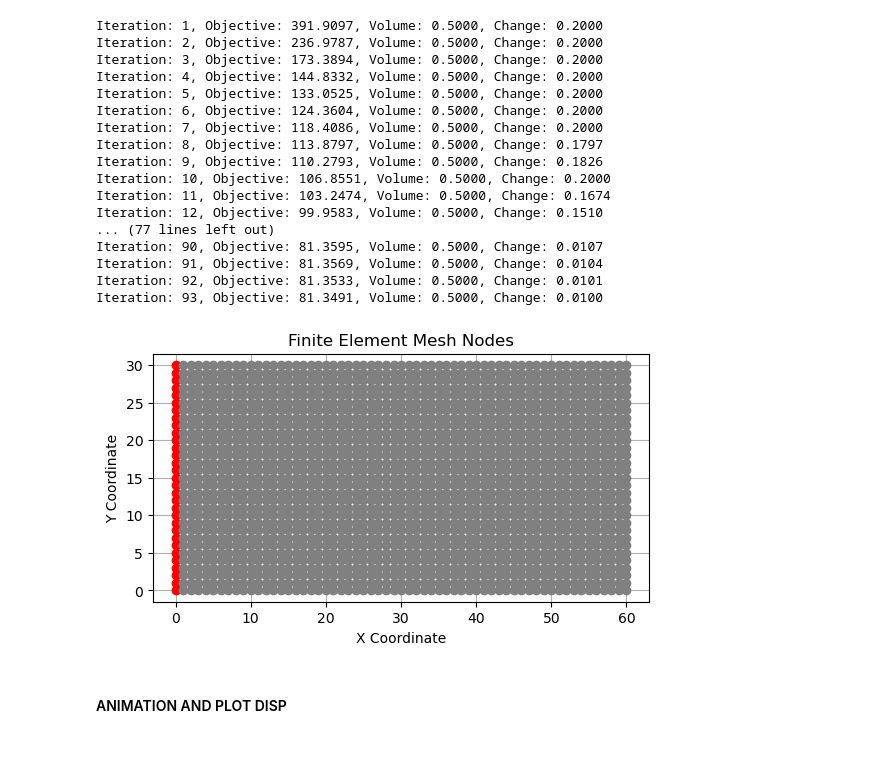
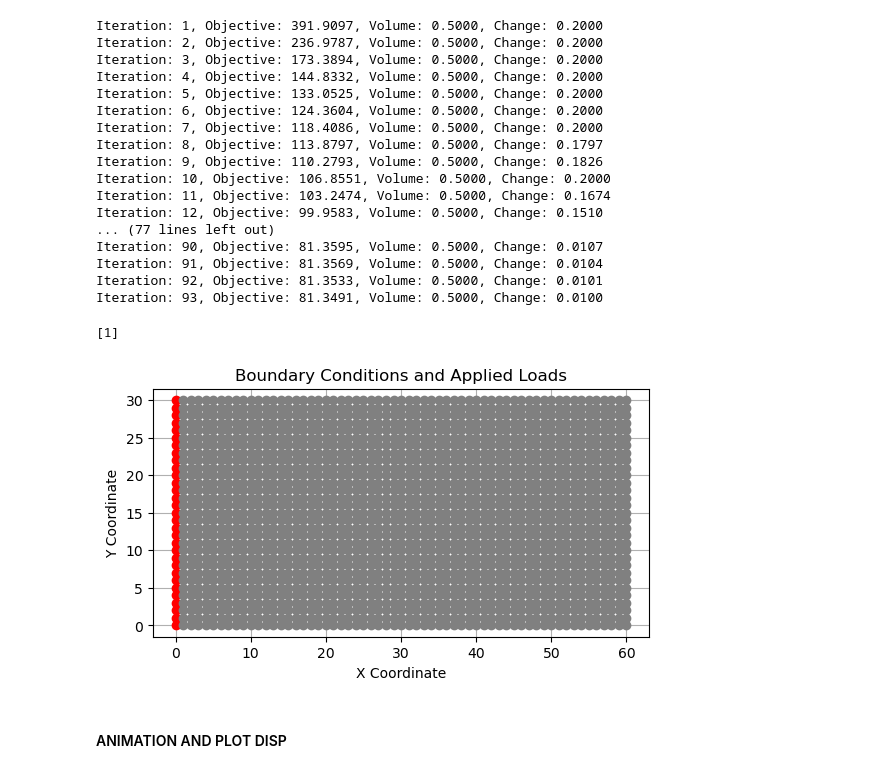
Before and after one commit to BailieRon/TopologyOptimization, a Jupyter notebook: CVEN6525_TermProject_TopologyOptimization_RB_SP24.ipynb, the cells around one changed output. Drawn from its saved outputs; the diff is of its cells as text; code cells hidden in the pictures.

Commit message:
developing boundary condition plot

```diff
--- a/CVEN6525_TermProject_TopologyOptimization_RB_SP24.ipynb
+++ b/CVEN6525_TermProject_TopologyOptimization_RB_SP24.ipynb
@@ -58,8 +58,8 @@ def FE(nelx, nely, x, penal, lk):
 
     # top_mid_node = (nelx//2) +1
     # F[top_mid_node, 0] = -1
-
-    F[1,0] = -1
+    load_dof = 1
+    F[load_dof,0] = -1
 
     # loads and supports
     # identify geometrically constrained nodes from element x and y arrays
@@ -86,4 +86,4 @@ def FE(nelx, nely, x, penal, lk):
     )  # solve for displacement at free nodes
     U[dof_fixed] = 0  # fix geometrically constrained nodes
 
-    return U, dof_fixed
+    return U, dof_fixed, load_dof
@@ -233,7 +211,7 @@ def topOpt(nelx, nely, volfrac, penal, rmin, n_iter: int):
             break
 
         # FE Analysis
-        U, dof_fixed = FE(nelx, nely, x, penal, lk)  # displacement vector U
+        U, dof_fixed, load_dof = FE(nelx, nely, x, penal, lk)  # displacement vector U
 
         # Objective function and sensitivity analysis
         KE = lk()
@@ -272,7 +250,7 @@ def topOpt(nelx, nely, volfrac, penal, rmin, n_iter: int):
         print(f"Iteration: {loop}, Objective: {c.item():.4f}, Volume: {np.mean(x):.4f}, Change: {change:.4f}")
 
         x_hist.append(x.copy())
-    return (nelx, nely, x_hist, c_hist)
+    return (nelx, nely, x_hist, c_hist, dof_fixed, load_dof)
 # %% [markdown]
 #### DEFINE PARAMETERS AND RUN OPTIMIZATION
 # %%
@@ -283,7 +261,7 @@ penal = 3.0  # penalization factor for intermediate density values
 rmin = 1.5  # prevents checkerboarding and mesh dependancies (filter size)
 
 # Run optimization
-nelx, nely, x_hist, c_hist = topOpt(nelx, nely, volfrac, penal, rmin, n_iter=200)
+nelx, nely, x_hist, c_hist, dof_fixed, load_dof = topOpt(nelx, nely, volfrac, penal, rmin, n_iter=200)
 # %% [output]
 Iteration: 1, Objective: 391.9097, Volume: 0.5000, Change: 0.2000
 Iteration: 2, Objective: 236.9787, Volume: 0.5000, Change: 0.2000
@@ -302,10 +280,46 @@ Iteration: 90, Objective: 81.3595, Volume: 0.5000, Change: 0.0107
 Iteration: 91, Objective: 81.3569, Volume: 0.5000, Change: 0.0104
 Iteration: 92, Objective: 81.3533, Volume: 0.5000, Change: 0.0101
 Iteration: 93, Objective: 81.3491, Volume: 0.5000, Change: 0.0100
-# %%
-plot_nodes(nelx, nely, dof_fixed)
-# %% [output]
-[figure, removed]
+# %%
+def plot_nodes(nelx, nely, dof_fixed, load_dof):
+
+    loadplot = np.setdiff1d(load_dof, dof_fixed)
+
+    print(loadplot)
+
+    # load_i = load_dof // (2 * (nely + 1))
+    # load_j = (load_dof // 2) % (nely + 1)
+    fig, ax = plt.subplots()
+    for i in range(nelx + 1):
+        for j in range(nely + 1):
+            # Calculate node index for the flat array structure
+            node_index_x = 2 * (i * (nelx + 1) + j)     # DOF index for x-direction
+            node_index_y = node_index_x + 1             # DOF index for y-direction
+
+            if node_index_x in dof_fixed or node_index_y in dof_fixed:
+                color = 'red'  # Fixed node
+            elif node_index_y == loadplot:
+                print("Green node at: ", i, j)
+                color = 'green' # Applied load
+            else:
+                color = 'gray'  # Free node
+
+            ax.plot(i, j, 'o', color=color)
+
+    ax.set_aspect('equal', adjustable='box')
+    plt.title('Boundary Conditions and Applied Loads')
+    plt.xlabel('X Coordinate')
+    plt.ylabel('Y Coordinate')
+    plt.grid(True)
+    plt.show()
+
+# print("load_dof index:", load_dof)
+# print("Coordinates supposed to be green", load_i, load_j)
+
+plot_nodes(nelx, nely, dof_fixed, load_dof,)
+# %% [output]
+[1]
+[figure, added]
 # %% [markdown]
 #### ANIMATION AND PLOT DISP
 # %%
```
Also changed, not shown: parts of 1 cell of this notebook.
